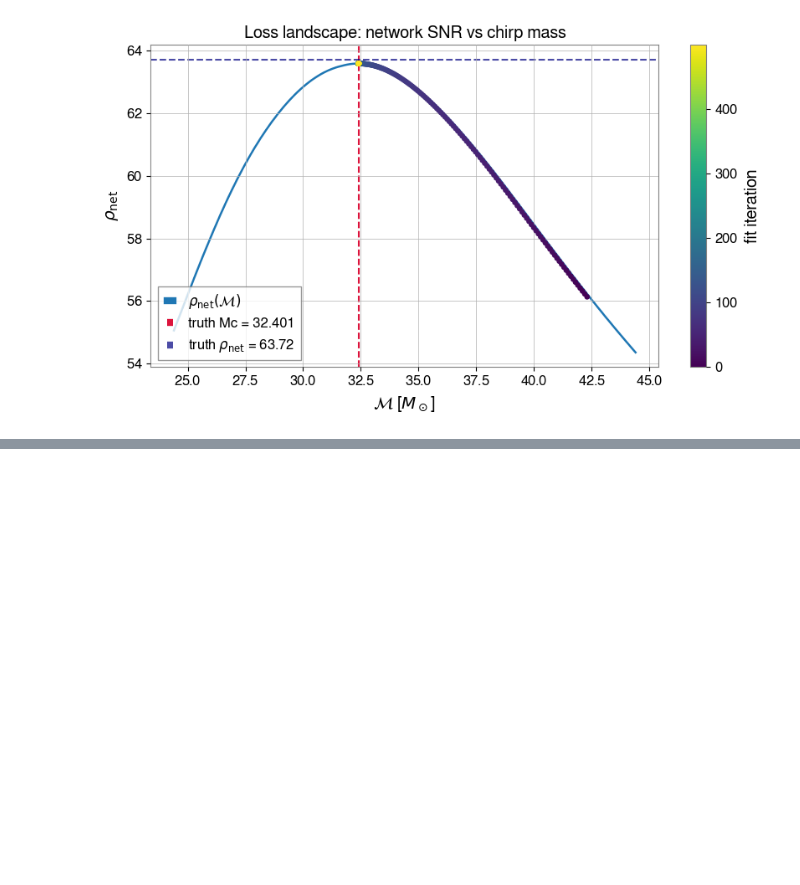
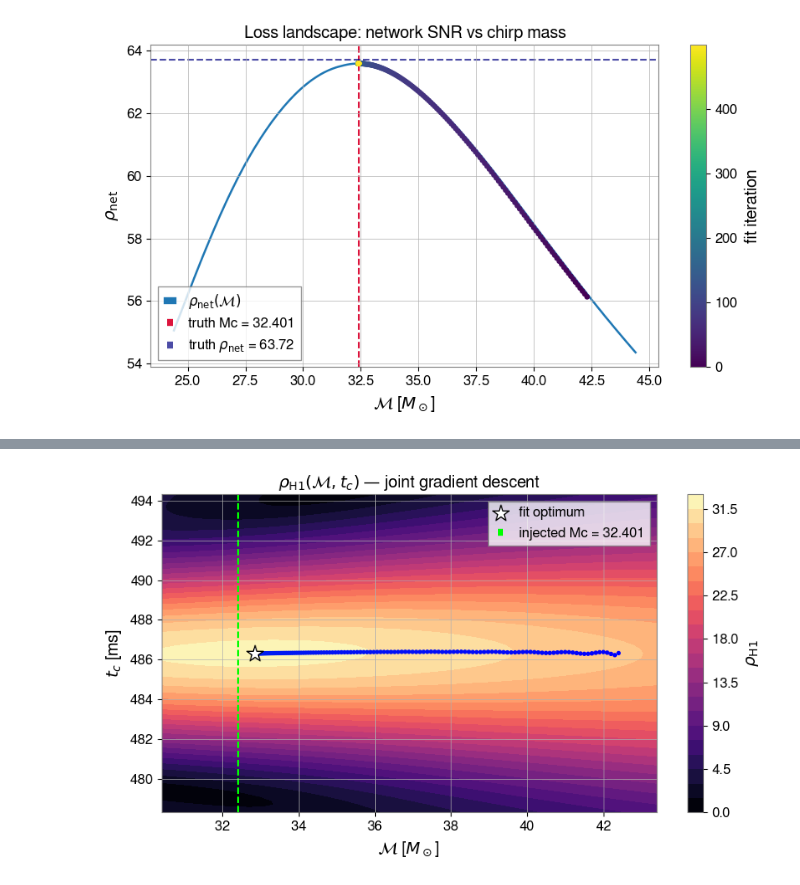
Before and after one commit to chreissel/bnsfinder, a Jupyter notebook: FirstTests.ipynb, the cells around one changed output, grey strips where cells are left out. Drawn from its saved outputs; the diff is of its cells as text; code cells hidden in the pictures; blank space fills up the shorter version.

```diff
--- a/FirstTests.ipynb
+++ b/FirstTests.ipynb
@@ -339,0 +419,25 @@ fig.tight_layout(); plt.show()
+# %%
+# ρ_ifo over a (Mc, tc) grid with the joint-descent path overlaid. The
+# objective is a sharp ridge in tc (width ~ 1 / bandwidth) and slowly varying
+# in Mc along it, so the descent mostly slides down the ridge in Mc.
+mc_ax = np.linspace(min(mc_fit, mc_truth) - 2.0, hist_p[:, 0].max() + 1.0, 121)
+tc_ax = np.linspace(tc_fit - 0.008, tc_fit + 0.008, 81)
+rho2d = np.asarray(jnp.sqrt(jax.vmap(
+    lambda t: jax.vmap(lambda m: mf_fixed_time(m, t))(jnp.asarray(mc_ax))
+)(jnp.asarray(tc_ax))))
+
+fig, ax = plt.subplots(figsize=(8.5, 5))
+cf = ax.contourf(mc_ax, tc_ax * 1e3, rho2d, levels=30, cmap="magma")
+ax.plot(hist_p[:, 0], hist_p[:, 1] * 1e3, color="cyan", lw=1, alpha=0.8)
+ax.scatter(hist_p[:, 0], hist_p[:, 1] * 1e3, c=np.arange(len(hist_p)),
+           cmap="winter", s=8, zorder=3)
+ax.scatter([mc_fit], [tc_fit * 1e3], marker="*", s=220, color="white",
+           edgecolor="k", zorder=4, label="fit optimum")
+ax.axvline(mc_truth, ls="--", color="lime", label=f"injected Mc = {mc_truth:.3f}")
+ax.set_xlabel(r"$\mathcal{M}$ [$M_\odot$]"); ax.set_ylabel(r"$t_c$ [ms]")
+ax.set_title(fr"$\rho_\mathrm{{{ifo}}}(\mathcal{{M}}, t_c)$ — joint gradient descent")
+ax.legend(loc="upper right")
+fig.colorbar(cf, ax=ax, label=fr"$\rho_\mathrm{{{ifo}}}$")
+fig.tight_layout(); plt.show()
+# %% [output]
+[figure, added]
```
Also changed, not shown: parts of 2 cells of this notebook.
